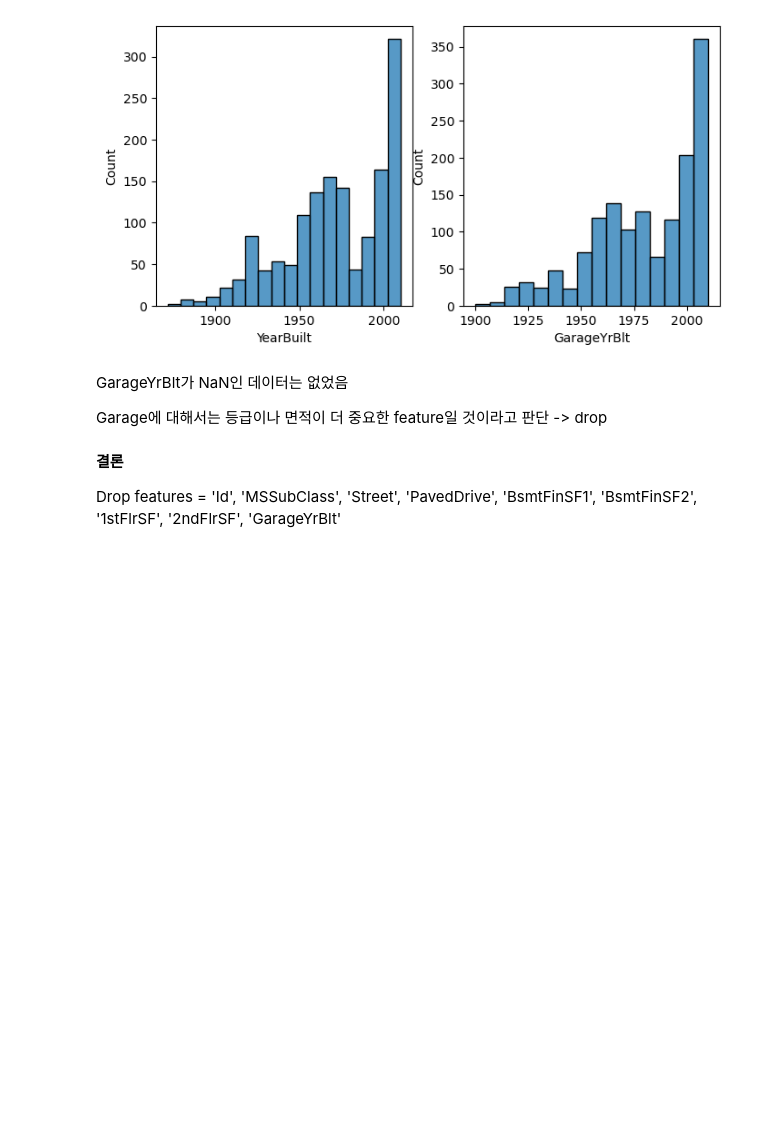
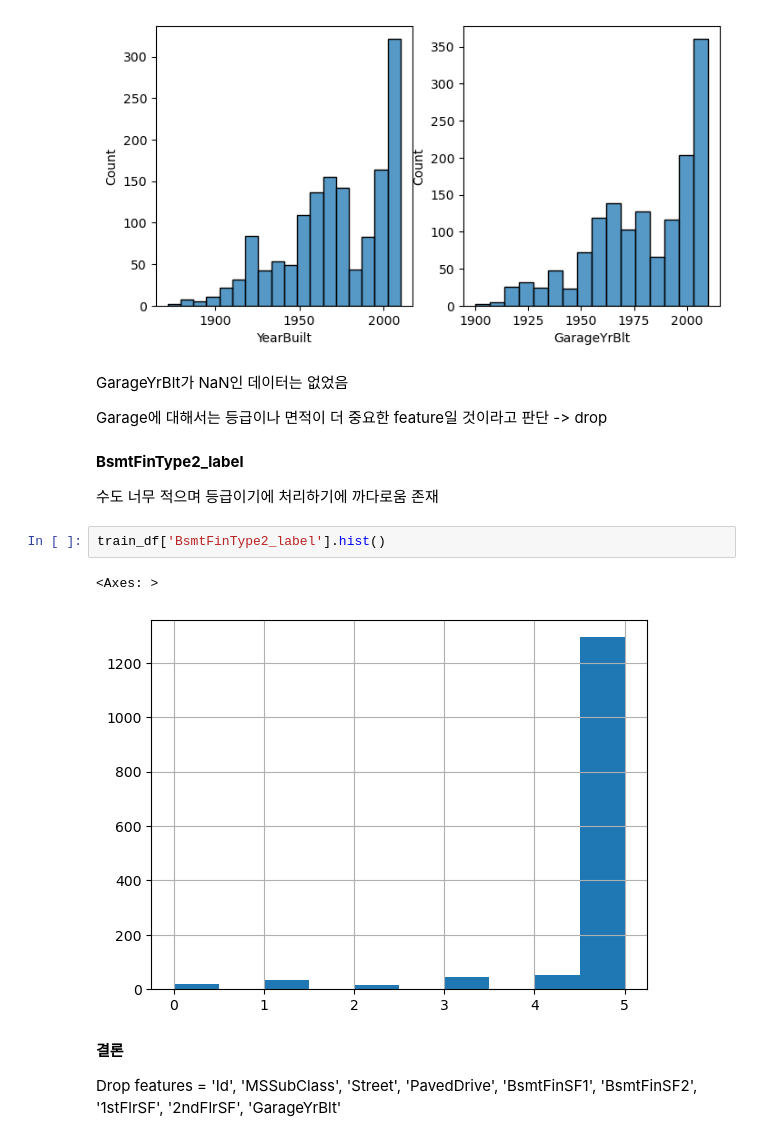
Before and after one commit to JeongHun01/Kaggle, a Jupyter notebook: House_prices/Data_Analysis.ipynb, the cells around one changed output. Saved outputs shown, nothing was run; the diff lists cells and outputs as text; blank space fills up the shorter version.

```diff
--- a/House_prices/Data_Analysis.ipynb
+++ b/House_prices/Data_Analysis.ipynb
@@ -707,6 +694,15 @@ plt.show()
 GarageYrBlt가 NaN인 데이터는 없었음
 
 Garage에 대해서는 등급이나 면적이 더 중요한 feature일 것이라고 판단 -> drop
+# %% [markdown]
+**BsmtFinType2_label**
+
+수도 너무 적으며 등급이기에 처리하기에 까다로움 존재
+# %%
+train_df['BsmtFinType2_label'].hist()
+# %% [output]
+<Axes: >
+[figure, added]
 # %% [markdown]
 **결론**
 
```
Also changed, not shown: parts of 27 cells of this notebook.
